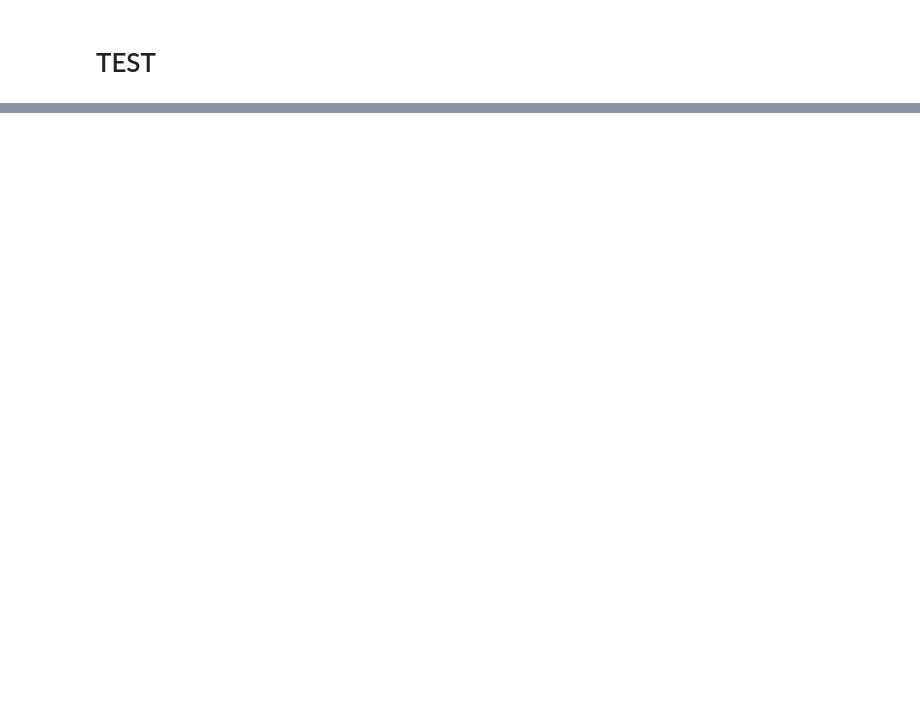
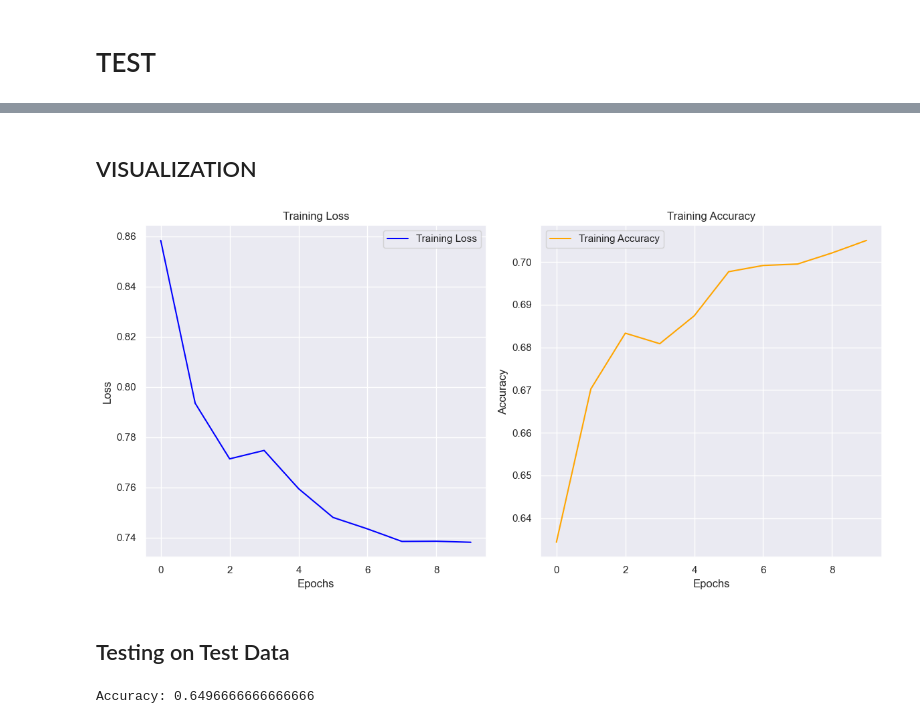
Before and after one commit to erenolg/blg454_project, a Jupyter notebook: code/Project-Code.ipynb, the cells around one changed output, grey strips where cells are left out. Cells and saved outputs as stored; diff of their text form; code cells hidden in the pictures; blank space fills up the shorter version.

```diff
--- a/code/Project-Code.ipynb
+++ b/code/Project-Code.ipynb
@@ -130,7 +175,8 @@ def create_contrastive_model(input_shape_content, input_shape_style, embedding_d
     return model
 
 
-def contrastive_loss(y_true, y_pred, margin=1.0):
+#
+def contrastive_loss(y_true, y_pred, margin=0.5):
     square_pred = tf.square(1 - y_pred)
     margin_square = tf.square(tf.maximum(margin - y_pred, 0))
     return tf.reduce_mean(y_true * square_pred + (1 - y_true) * margin_square)
@@ -172,7 +210,7 @@ train_images_style = train_images_style[indices]
 train_labels_content = train_labels_content[indices]
 
 # Select random samples for test data
-num_test_samples = 400
+num_test_samples = min(len(positive_samples) + len(negative_samples), len(X_test))
 test_indices = np.random.choice(len(train_images_content), size=num_test_samples, replace=False)
 test_images_content = train_images_content[test_indices]
 test_images_style = train_images_style[test_indices]
@@ -250,22 +265,22 @@ from keras.layers import Dense
 # %%
 from keras.layers import Flatten
+from keras.layers import Dense
 from keras.utils import to_categorical
-# Assuming model_6 is your original model
+
 base_model = contrastive_model.layers[0]
-# Here I assumed that base_model is the part that deals with content image only
 
-# Now, add a new Flatten layer to your base model
+# Add a new Flatten layer to our base model
 flattened = Flatten()(base_model.output)
 
 # Add a new classification layer to the flattened output
 output_layer = Dense(3, activation='softmax')(flattened)
 
-# Create a new model
+# Create a new classification model
 classification_model = Model(inputs=base_model.input, outputs=output_layer)
 y_train = to_categorical(y_train, num_classes=3)
 y_test = to_categorical(y_test, num_classes=3)
-# Now you can compile and train this model
+# Now we can compile and train this model
 classification_model.compile(optimizer='adam', loss='categorical_crossentropy', metrics=['accuracy'])
-classification_model.fit(X_train, y_train, epochs=10, validation_data=(X_test,y_test), batch_size=20)
+history = classification_model.fit(X_train, y_train, epochs=10, validation_data=(X_test,y_test), batch_size=20)
 # %% [output]
 Epoch 1/10
@@ -306,0 +306,46 @@ array([[0.30170515, 0.690166  , 0.00812887],
+# %% [markdown]
+## VISUALIZATION
+# %%
+def plot_history(history):
+    train_loss = history.history['loss']
+    train_accuracy = history.history['accuracy']
+
+    # Create a figure with two subplots
+    fig, (ax1, ax2) = plt.subplots(1, 2, figsize=(12, 6))
+
+    # Plot the training loss curve
+    ax1.plot(train_loss, label='Training Loss', c="blue")
+    ax1.set_xlabel('Epochs')
+    ax1.set_ylabel('Loss')
+    ax1.set_title('Training Loss')
+    ax1.legend()
+
+    # Plot the training accuracy curve
+    ax2.plot(train_accuracy, label='Training Accuracy', c="orange")
+    ax2.set_xlabel('Epochs')
+    ax2.set_ylabel('Accuracy')
+    ax2.set_title('Training Accuracy')
+    ax2.legend()
+
+    # Adjust the spacing between subplots
+    plt.tight_layout()
+
+    # Show the plot
+    plt.show()
+
+plot_history(history)
+# %% [output]
+[figure, added]
+# %% [markdown]
+## Testing on Test Data
+# %%
+preds = classification_model.predict(X_test, verbose=0) # Model predictions
+pred_labels = np.argmax(preds, axis=1) # Prediction Labels
+
+y_test_labels = np.argmax(y_test, axis=1) # y_test labels
+
+accuracy = np.mean(pred_labels == y_test_labels)
+
+print(f"Accuracy: {accuracy}")
+# %% [output]
+Accuracy: 0.6496666666666666
```
Also changed, not shown: parts of 26 cells of this notebook, 25 other files.
